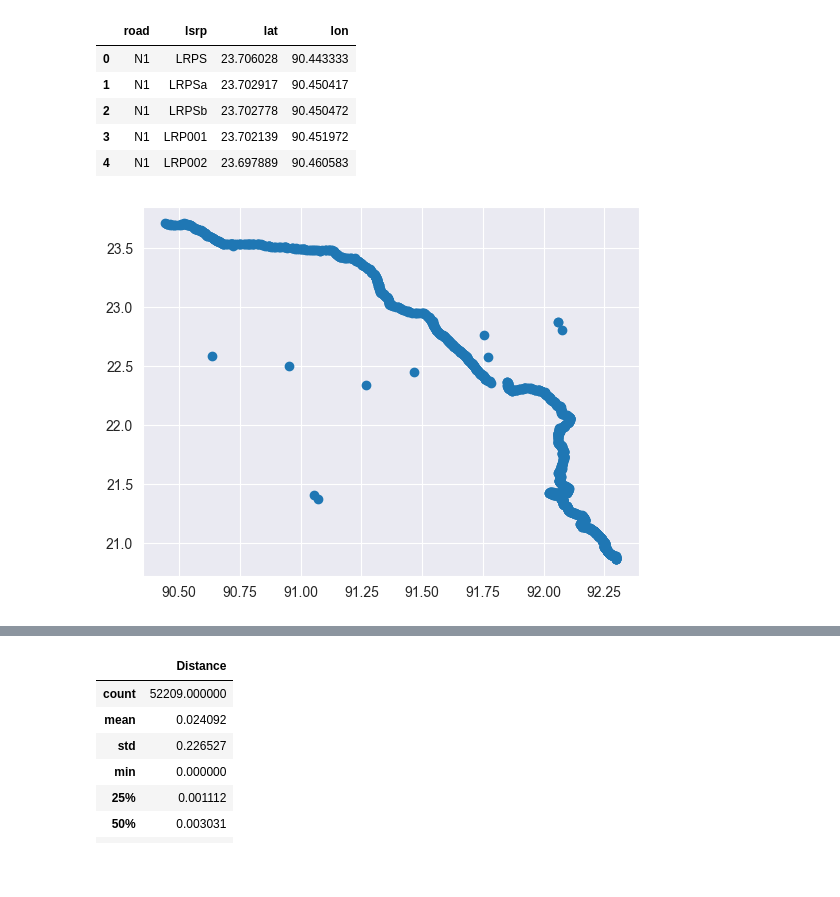
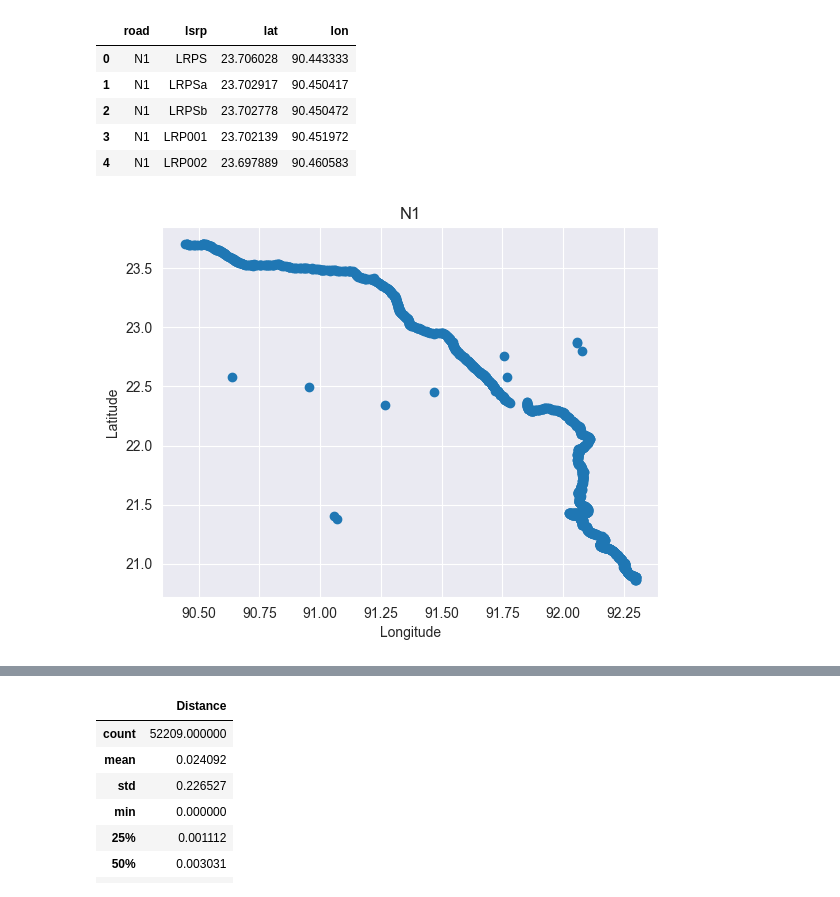
Before and after one commit to Anne-JS/advanced_simulation, a Jupyter notebook: Assignment 1 Julian.ipynb, the cells around one changed output, grey strips where cells are left out. Drawn from its saved outputs; the diff is of its cells as text; code cells hidden in the pictures; blank space fills up the shorter version.

```diff
--- a/Assignment 1 Julian.ipynb
+++ b/Assignment 1 Julian.ipynb
@@ -41,6 +41,9 @@ df_restructured.head(5)
 # %%
 df_N1 = df_restructured[df_restructured['road'] == 'N1']
 plt.scatter(df_N1['lon'], df_N1['lat'])
+plt.title('N1')
+plt.xlabel('Longitude')
+plt.ylabel('Latitude')
 plt.show()
 # %% [output]
-[figure, old version]
+[figure, new version]
```
Also changed, not shown: parts of 3 cells of this notebook, 1 other file.
